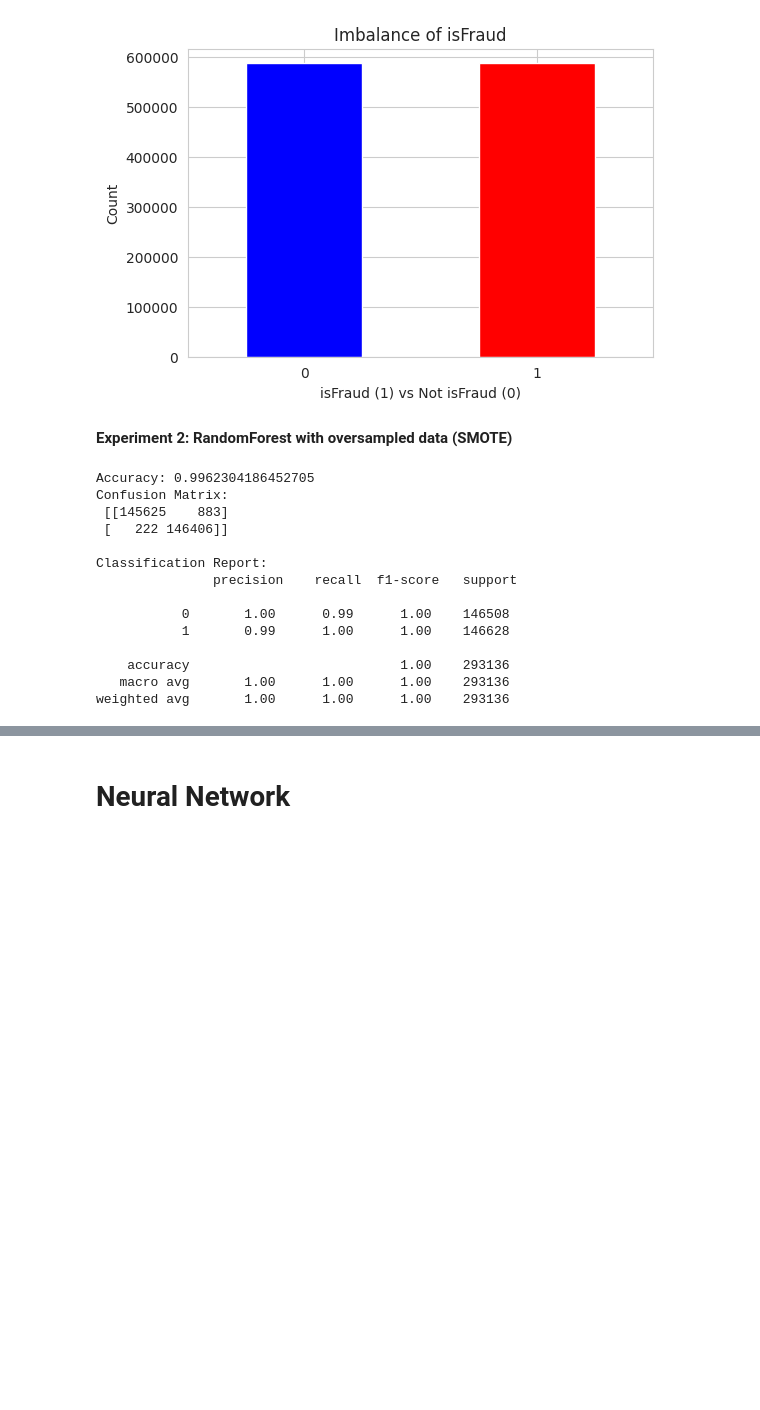
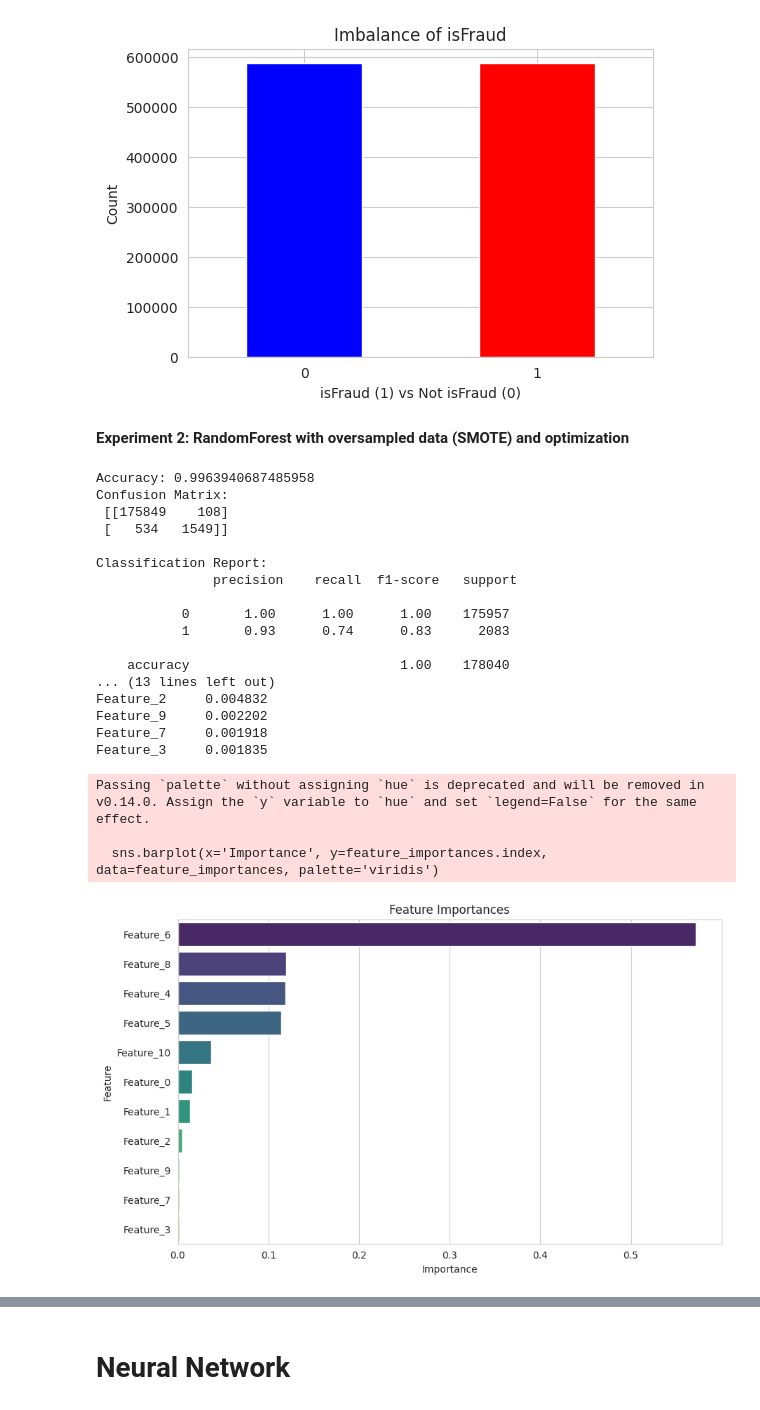
Before and after one commit to 21062872/fraud-detection-rag, a Jupyter notebook: code_files/main.ipynb, the cells around one changed output, grey strips where cells are left out. Saved outputs shown, nothing was run; the diff lists cells and outputs as text; code cells hidden in the pictures; blank space fills up the shorter version.

```diff
--- a/code_files/main.ipynb
+++ b/code_files/main.ipynb
@@ -634,7 +720,7 @@ def train_random_forest(df, categorical_columns, target_column='isFraud', test_s
 **Experiment 1: RandomForest without oversampling**
 # %%
 # Columns to encode
-categorical_columns = ['customerId', 'merchantName', 'customerAge']
+categorical_columns = ['customerId', 'merchantName', 'customerAge', 'merchantCategory', 'customerGender']
 
 # Call the function to train the Random Forest classifier
 train_random_forest(df_processed, categorical_columns)
@@ -670,10 +756,6 @@ class SmoteOverSampling:
         """
         Initialize the SmoteOverSampling with the given parameters.
 
-        :param dataframe: DataFrame containing the dataset
-        :param target_column: Column name of the target variable
-        :param test_size: Proportion of the dataset to include in the test split
-        :param random_state: Random state for reproducibility
         """
         self.dataframe = dataframe
         self.target_column = target_column
@@ -683,9 +765,6 @@ class SmoteOverSampling:
     def encode_categorical(self):
         """
         Encode categorical features using integer encoding.
-
-        This method converts categorical features into integer labels
-        that can be provided to machine learning algorithms.
         """
         label_encoders = {}
         for column in self.dataframe.select_dtypes(include=['object']).columns:
@@ -696,10 +775,6 @@ class SmoteOverSampling:
     def apply_smote(self):
         """
         Apply SMOTE to balance the dataset.
-
-        This method separates the features and the target variable,
-        applies SMOTE to generate synthetic samples for the minority class,
-        and stores the resampled features and target in instance variables.
         """
         X = self.dataframe.drop(self.target_column, axis=1)
         y = self.dataframe[self.target_column]
@@ -717,9 +792,6 @@ class SmoteOverSampling:
     def scale_features(self):
         """
         Scale the features using StandardScaler.
-
-        This method standardizes the features by removing the mean and
-        scaling to unit variance, and stores the scaled features.
         """
         scaler = StandardScaler()
         self.X_resampled_scaled = scaler.fit_transform(self.X_resampled)
@@ -727,11 +799,6 @@ class SmoteOverSampling:
     def split_data(self):
         """
         Split the data into training and testing sets.
-
-        This method splits the resampled and scaled data into training
-        and testing sets and returns them.
-
-        :return: X_train, X_test, y_train, y_test
         """
         X_train, X_test, y_train, y_test = train_test_split(
             self.X_resampled_scaled, self.y_resampled,
@@ -761,25 +828,4 @@ eda.plot_imbalance('isFraud')
 # %% [output]
 [figure]
 # %% [markdown]
-**Experiment 2: RandomForest with oversampled data (SMOTE)**
+**Experiment 2: RandomForest with oversampled data (SMOTE) and optimization**
-# %%
-# Columns to encode
-categorical_columns = ['customerId', 'merchantName', 'customerAge']
-
-# Call the function to train the Random Forest classifier
-train_random_forest(df_processed_os, categorical_columns)
-# %% [output]
-Accuracy: 0.9962304186452705
-Confusion Matrix:
- [[145625    883]
- [   222 146406]]
-
-Classification Report:
-               precision    recall  f1-score   support
-
-           0       1.00      0.99      1.00    146508
-           1       0.99      1.00      1.00    146628
-
-    accuracy                           1.00    293136
-   macro avg       1.00      1.00      1.00    293136
-weighted avg       1.00      1.00      1.00    293136
@@ -785,0 +898,36 @@ weighted avg       1.00      1.00      1.00    293136
+# %%
+# List of categorical columns
+categorical_columns = ['customerGender', 'merchantCategory']
+
+# Call the train_random_forest function
+train_random_forest(df_processed,
+                    categorical_columns=categorical_columns,
+                    target_column='isFraud',
+                    test_size=0.3,
+                    n_estimators=100,
+                    max_depth=10,
+                    min_samples_split=2,
+                    min_samples_leaf=1,
+                    random_state=42)
+# %% [output]
+Accuracy: 0.9963940687485958
+Confusion Matrix:
+ [[175849    108]
+ [   534   1549]]
+
+Classification Report:
+               precision    recall  f1-score   support
+
+           0       1.00      1.00      1.00    175957
+           1       0.93      0.74      0.83      2083
+
+    accuracy                           1.00    178040
+... (13 lines left out)
+Feature_2     0.004832
+Feature_9     0.002202
+Feature_7     0.001918
+Feature_3     0.001835
+Passing `palette` without assigning `hue` is deprecated and will be removed in v0.14.0. Assign the `y` variable to `hue` and set `legend=False` for the same effect.
+
+  sns.barplot(x='Importance', y=feature_importances.index, data=feature_importances, palette='viridis')
+[figure, added]
```
Also changed, not shown: parts of 24 cells of this notebook.
